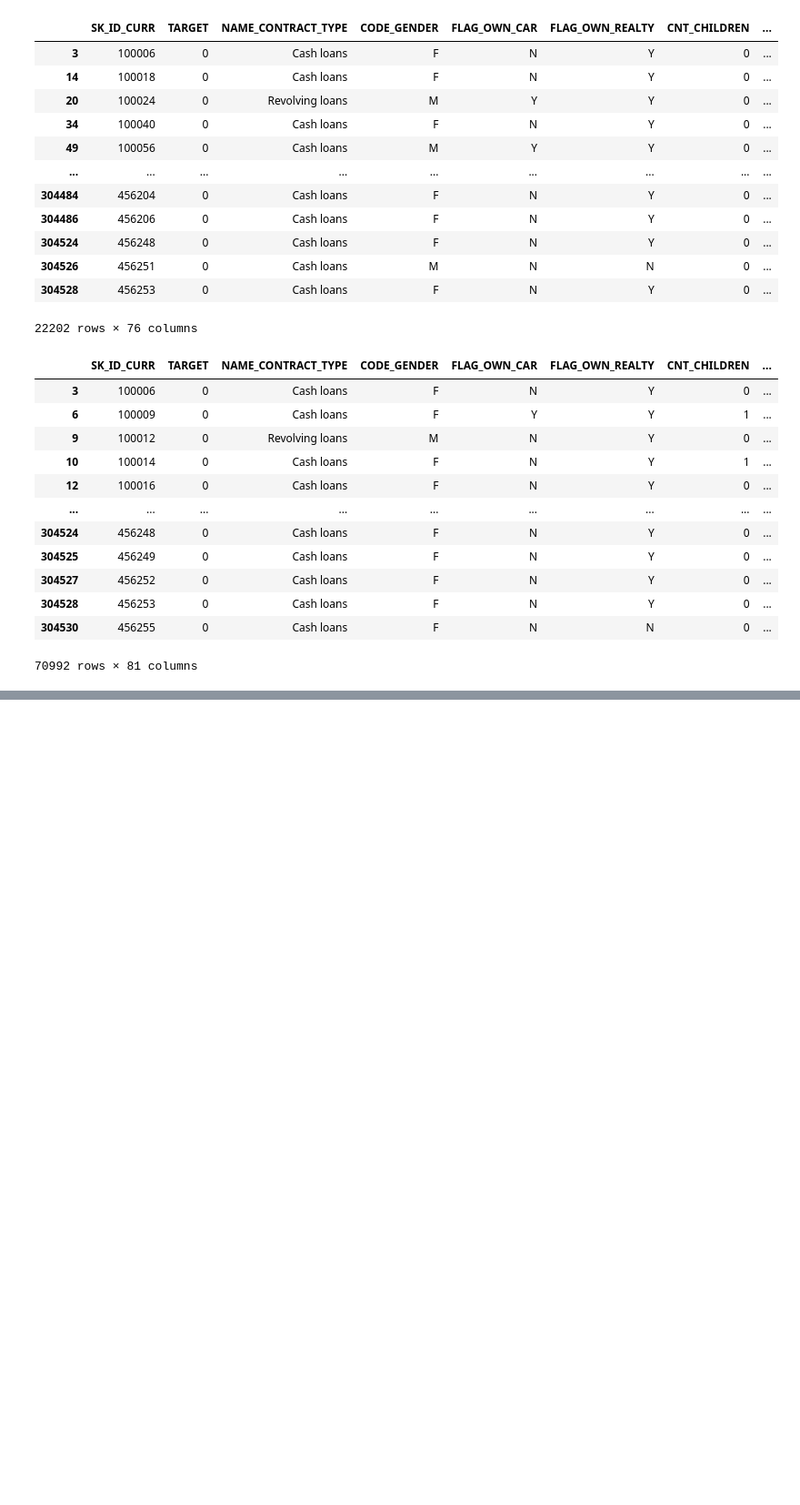
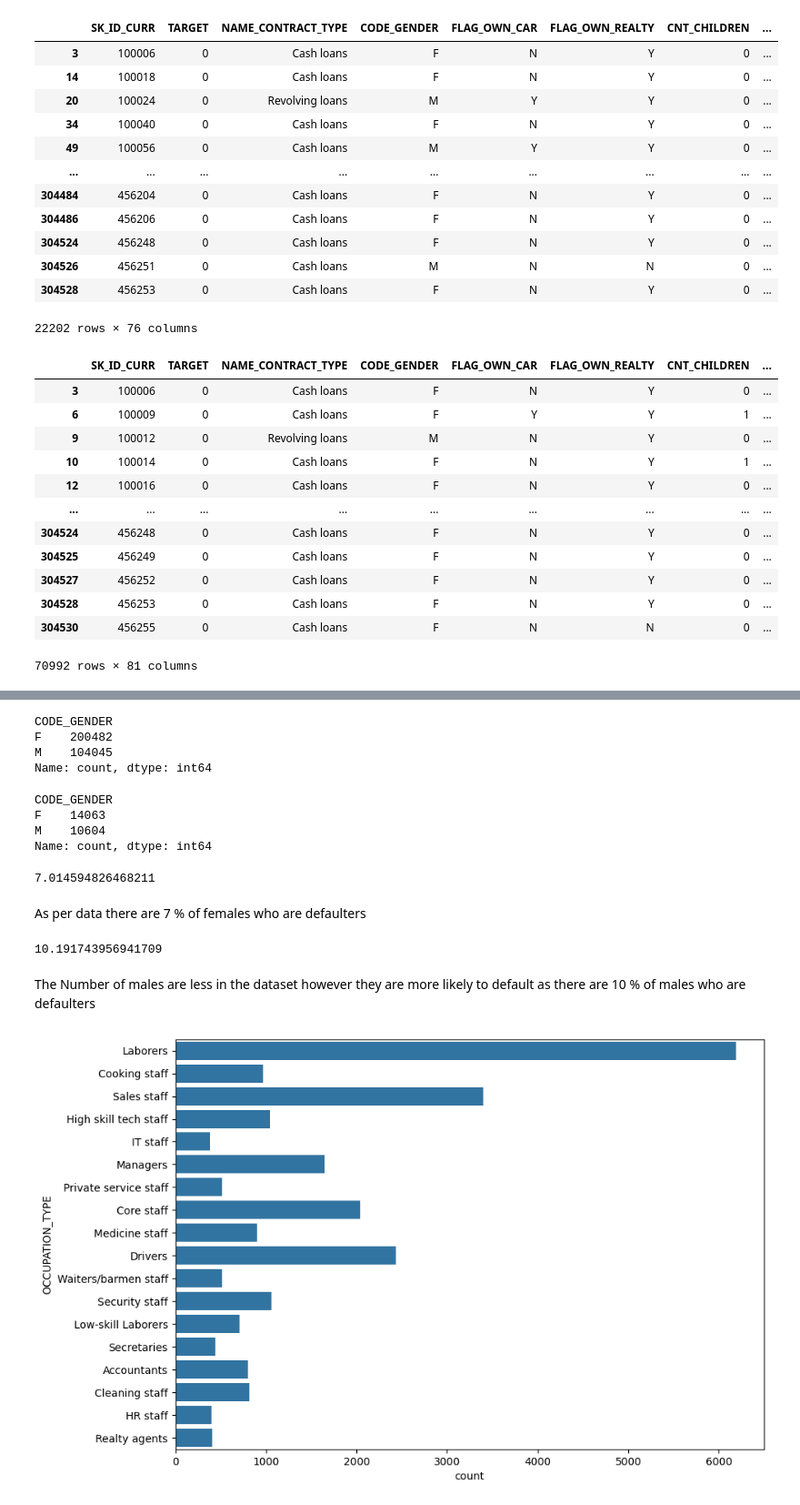
Before and after one commit to Saifansari-ai/Credit_risk_modeling, a Jupyter notebook: eda.ipynb, the cells around one changed output, grey strips where cells are left out. Shown at 91% size. Saved outputs shown, nothing was run; the diff lists cells and outputs as text; code cells hidden in the pictures; blank space fills up the shorter version.

```diff
--- a/eda.ipynb
+++ b/eda.ipynb
@@ -368,0 +397,34 @@ train[train['is_outlier_amt_req_credit_bureau_mon'] == 1]
+# %%
+train['CODE_GENDER'].value_counts()
+# %% [output]
+CODE_GENDER
+F    200482
+M    104045
+Name: count, dtype: int64
+# %%
+train[train['TARGET'] == 1]['CODE_GENDER'].value_counts()
+# %% [output]
+CODE_GENDER
+F    14063
+M    10604
+Name: count, dtype: int64
+# %%
+# percentage
+(14063/200482)*100
+# %% [output]
+7.014594826468211
+# %% [markdown]
+As per data there are 7 % of females who are defaulters
+# %%
+(10604/104045)*100
+# %% [output]
+10.191743956941709
+# %% [markdown]
+The Number of males are less in the dataset however they are more likely to default as there are 10 % of males who are defaulters
+# %%
+# Occupation_type when target is 1
+plt.figure(figsize=(10,7))
+sns.countplot(y='OCCUPATION_TYPE', data=train[train['TARGET'] == 1])
+plt.show()
+# %% [output]
+[figure, added]
```
Also changed, not shown: parts of 13 cells of this notebook.
